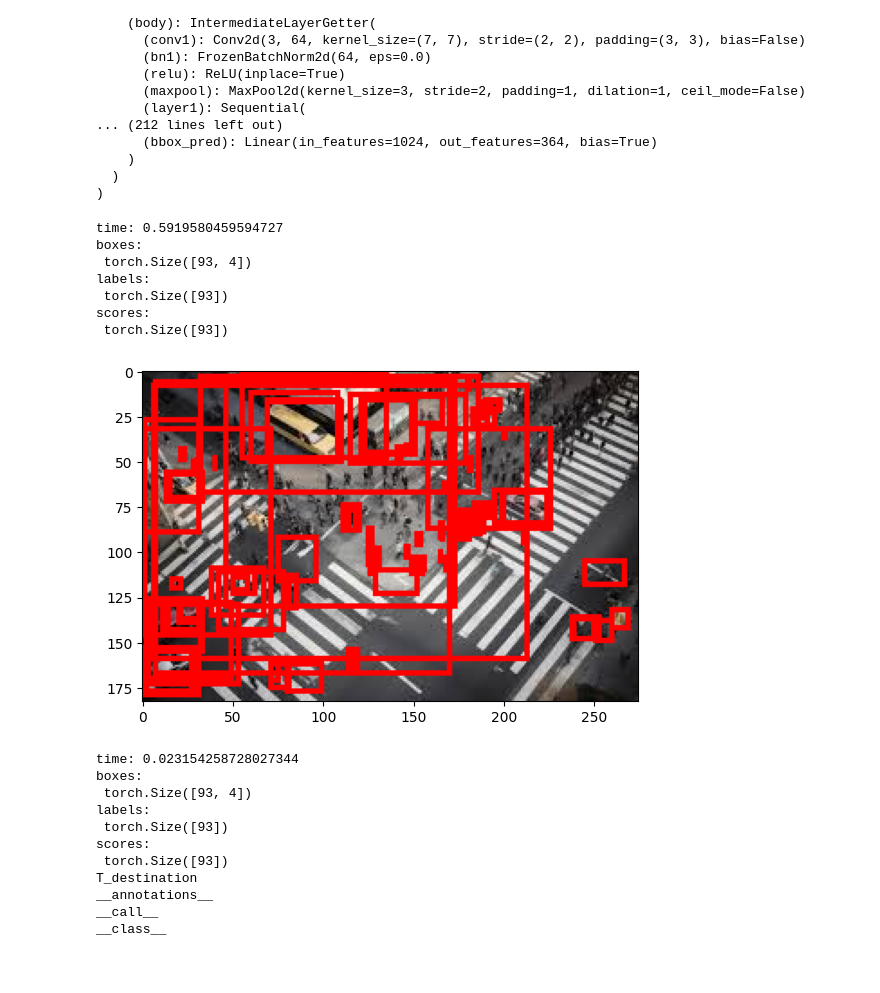
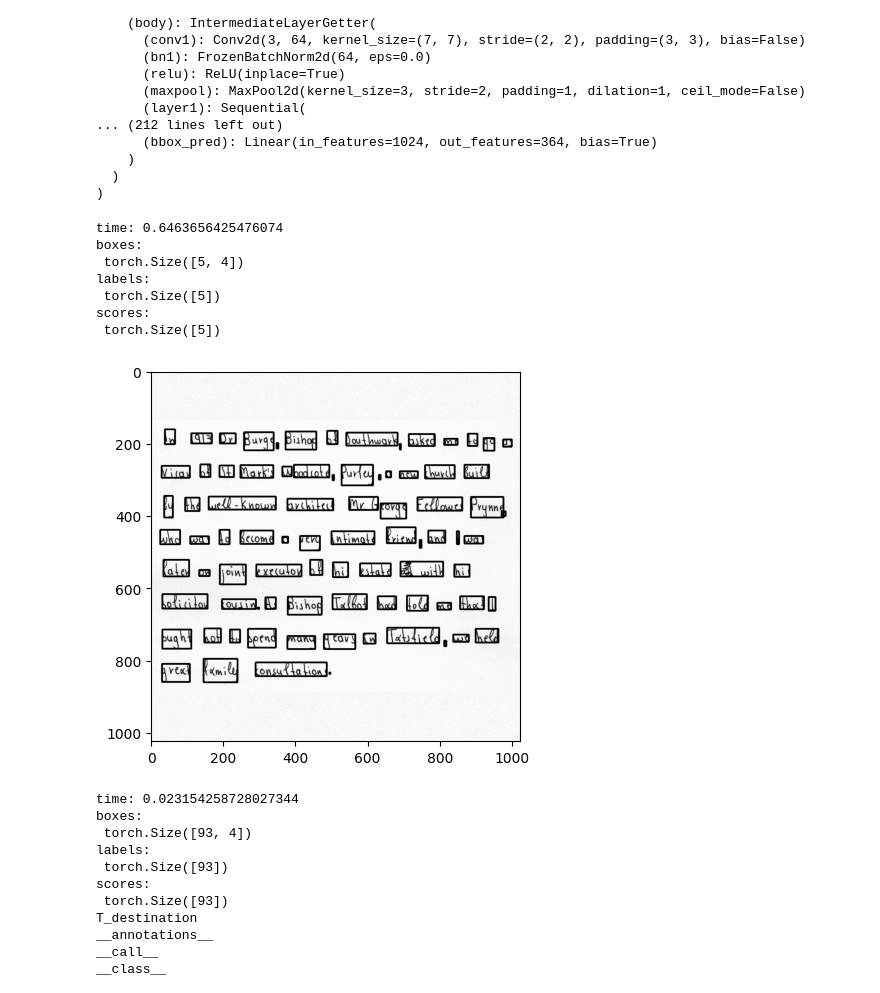
Before and after one commit to Ken-2511/HandwritingRecognition, a Jupyter notebook: Train/Faster_R_CNN_test.ipynb, the cells around one changed output. Drawn from its saved outputs; the diff is of its cells as text; code cells hidden in the pictures; blank space fills up the shorter version.

```diff
--- a/Train/Faster_R_CNN_test.ipynb
+++ b/Train/Faster_R_CNN_test.ipynb
@@ -58,48 +59,73 @@ def get_prediction(img, threshold):
     # get the index of the boxes that pass the threshold
     idx = [i for i in range(len(scores)) if scores[i] > threshold]
 
     # get the boxes that pass the threshold
     boxes = boxes[idx]
     labels = labels[idx]
     scores = scores[idx]
 
     return boxes, labels, scores
 
-def plot_image(img_path, boxes):
-    # load image
-    img = Image.open(img_path)
+def plot_image(img, boxes):
 
     # draw boxes
-    draw = ImageDraw.Draw(img)
+    # draw = ImageDraw.Draw(img)
+    # for box in boxes:
+    #     draw.rectangle([box[0], box[1], box[2], box[3]], outline="red", width=3)
+
+    img = img[0]
+    img -= img.min()
+    img /= img.max()
+    img *= 255
+
+    # draw boxes on the image/array
     for box in boxes:
-        draw.rectangle([box[0], box[1], box[2], box[3]], outline="red", width=3)
+        img = cv2.rectangle(img, (int(box[0]), int(box[1])), (int(box[2]), int(box[3])), (0), 3)
 
     # plot image
-    plt.imshow(img)
+    plt.imshow(img, cmap='gray')
     plt.show()
 
 # get prediction
 img_path = 'test_image.jpg'
-# img_path = 'test_image2.png'
+img_path = 'test_image2.png'
 threshold = 0.
-img = load_image(img_path).cuda()
+
+from utils import *
+from torchvision import transforms
+dataset = ModifiedDataset(SegDataset('IAM', 'train'))
+dataloader = DataLoader(dataset, batch_size=16, shuffle=True, num_workers=0, collate_fn=collate_fn)
+for img, target in dataloader:
+    img = img.cuda()
+    break
+# 加载预训练的Faster R-CNN模型
+model = torchvision.models.detection.fasterrcnn_resnet50_fpn(pretrained=False)
+# 获取分类器的输入特征数
+in_features = model.roi_heads.box_predictor.cls_score.in_features
+# 替换预训练的头部为一个新的，只有两个类别（背景和单词）
+model.roi_heads.box_predictor = torchvision.models.detection.faster_rcnn.FastRCNNPredictor(in_features, num_classes=2)
+model.load_state_dict(torch.load('/root/autodl-tmp/APS360_Project/Machine_Learning_Output/Faster_R_CNN/fasterrcnn_9.pth'))
+model = model.cuda()
+
+# img = load_image(img_path).cuda()
 t0 = time.time()
-boxes, labels, scores = get_prediction(img, threshold)
+boxes, labels, scores = get_prediction(img, -torch.inf)
 t1 = time.time()
 print('time:', t1-t0)
 print("boxes:\n", boxes.shape)
 print("labels:\n", labels.shape)
 print("scores:\n", scores.shape)
-plot_image(img_path, boxes)
+plot_image(img[0].cpu().numpy(), target[0]['boxes'].cpu().numpy())
+# plot_image(img[0].cpu().numpy(), boxes)
 # %% [output]
-time: 0.5919580459594727
+time: 0.6463656425476074
 boxes:
- torch.Size([93, 4])
+ torch.Size([5, 4])
 labels:
- torch.Size([93])
+ torch.Size([5])
 scores:
- torch.Size([93])
+ torch.Size([5])
-[figure, old version]
+[figure, new version]
 # %%
 import torch
 import torchvision.transforms as T
```
Also changed, not shown: parts of 1 cell of this notebook, 6 other files.
